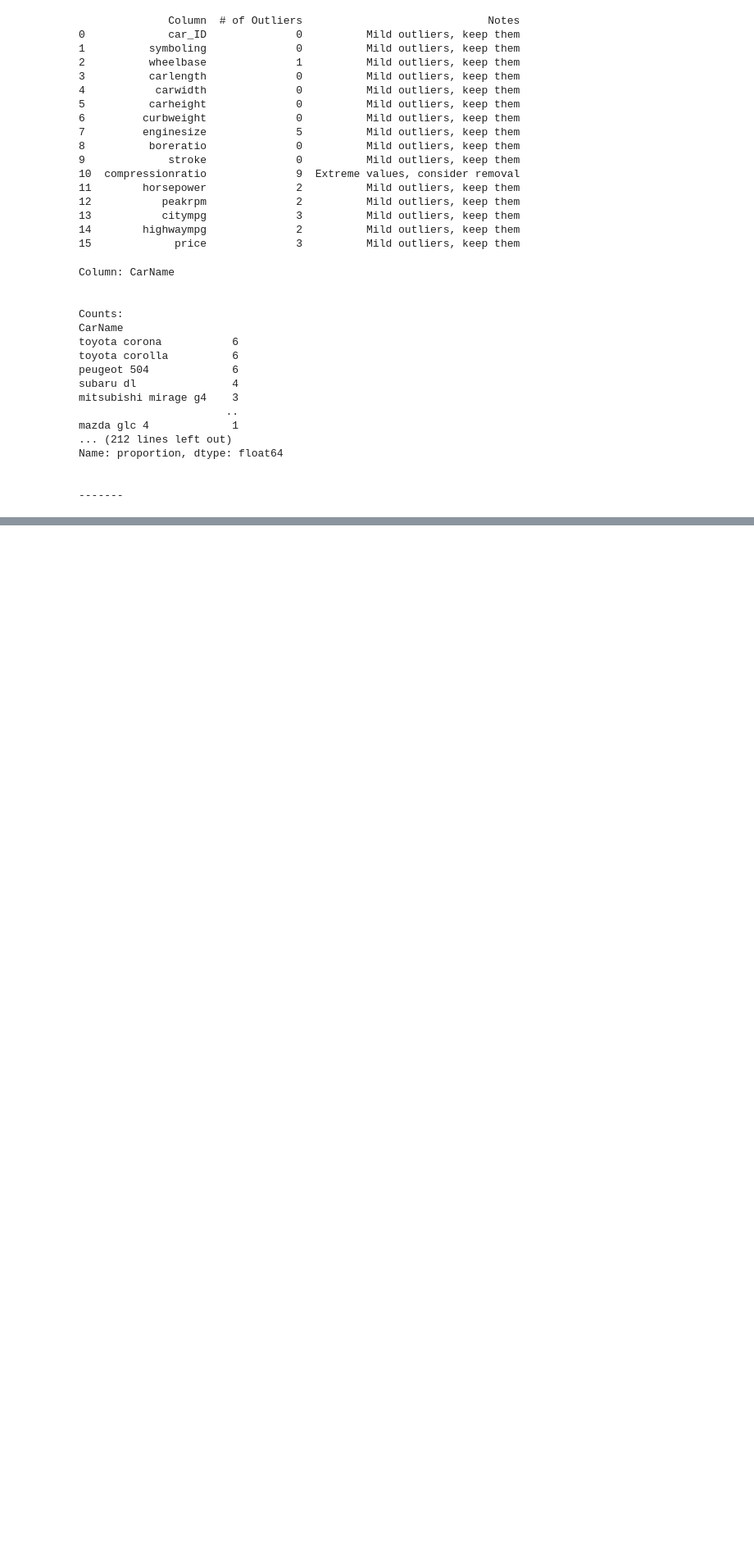
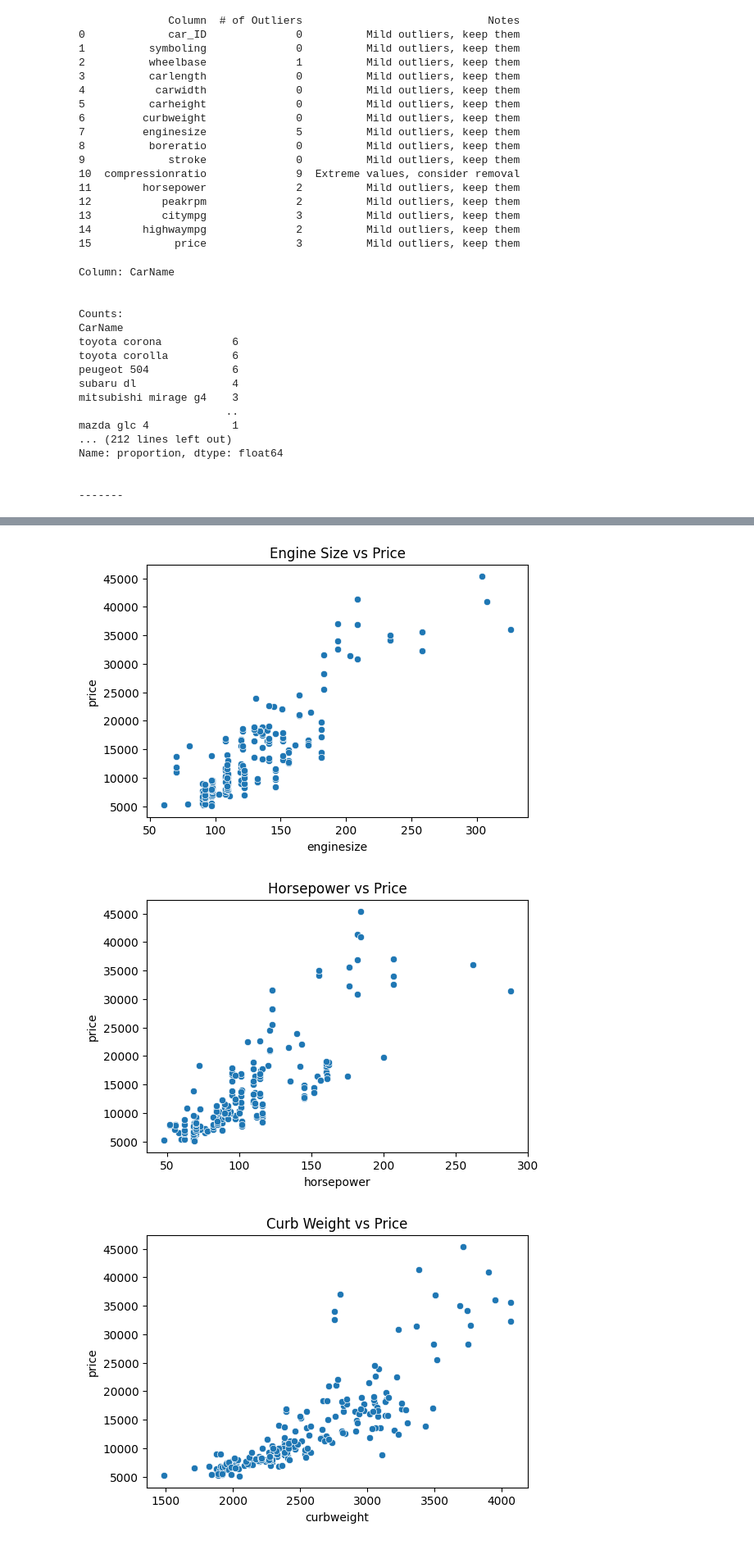
Before and after one commit to alexlyforwork/cs276-final-project, a Jupyter notebook: index.ipynb, the cells around one changed output, grey strips where cells are left out. Shown: that part at 82% size. Drawn from its saved outputs; the diff is of its cells as text; code cells hidden in the pictures; blank space fills up the shorter version.

```diff
--- a/index.ipynb
+++ b/index.ipynb
@@ -122,0 +169,49 @@ df.describe()
+# %%
+# scatterplots
+plt.figure(figsize=(6,4))
+sns.scatterplot(x=df['enginesize'], y=df['price'])
+plt.title('Engine Size vs Price')
+plt.show()
+
+plt.figure(figsize=(6,4))
+sns.scatterplot(x=df['horsepower'], y=df['price'])
+plt.title('Horsepower vs Price')
+plt.show()
+
+plt.figure(figsize=(6,4))
+sns.scatterplot(x=df['curbweight'], y=df['price'])
+plt.title('Curb Weight vs Price')
+plt.show()
+
+plt.figure(figsize=(6,4))
+sns.scatterplot(x=df['wheelbase'], y=df['price'])
+plt.title('Wheelbase vs Price')
+plt.xlabel('Wheelbase')
+plt.ylabel('Price')
+plt.show()
+
+plt.figure(figsize=(6,4))
+sns.scatterplot(x=df['carlength'], y=df['price'])
+plt.title('Car Length vs Price')
+plt.xlabel('Car Length')
+plt.ylabel('Price')
+plt.show()
+
+plt.figure(figsize=(6,4))
+sns.scatterplot(x=df['carwidth'], y=df['price'])
+plt.title('Car Width vs Price')
+plt.xlabel('Car Width')
+plt.ylabel('Price')
+plt.show()
+
+plt.figure(figsize=(14, 10))
+corr = df.corr(numeric_only=True)
+
+# heatmap correlation
+sns.heatmap(corr, annot=True, cmap='coolwarm', fmt=".2f")
+plt.title("Correlation Heatmap")
+plt.show()
+# %% [output]
+[figure, added]
+[figure, added]
+[figure, added]
```
Also changed, not shown: parts of 8 cells of this notebook.
